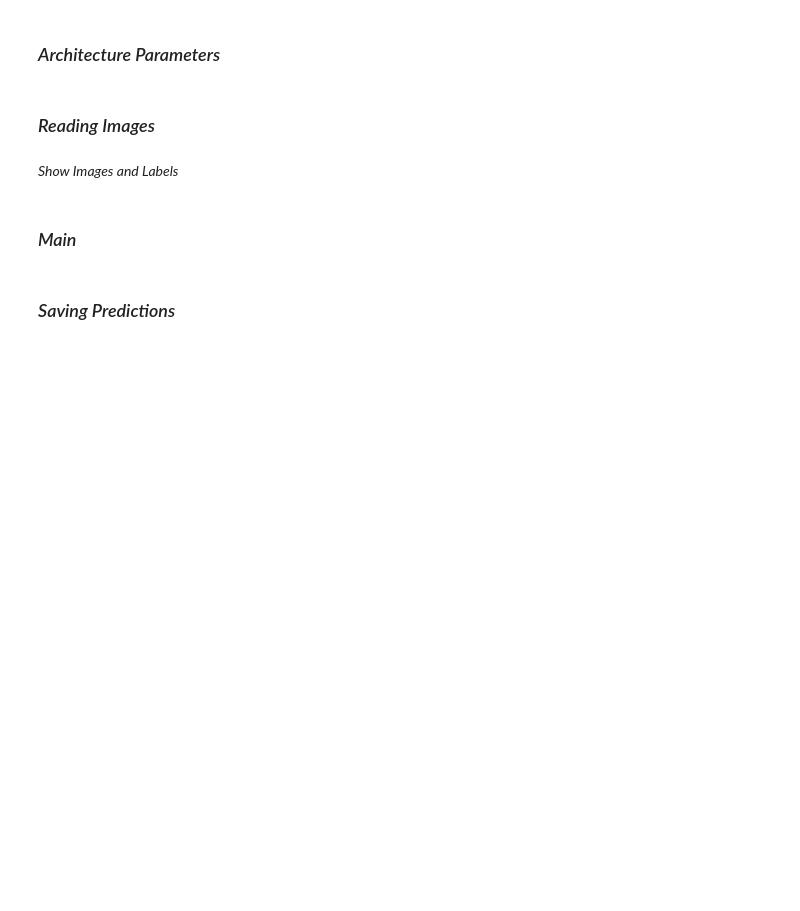
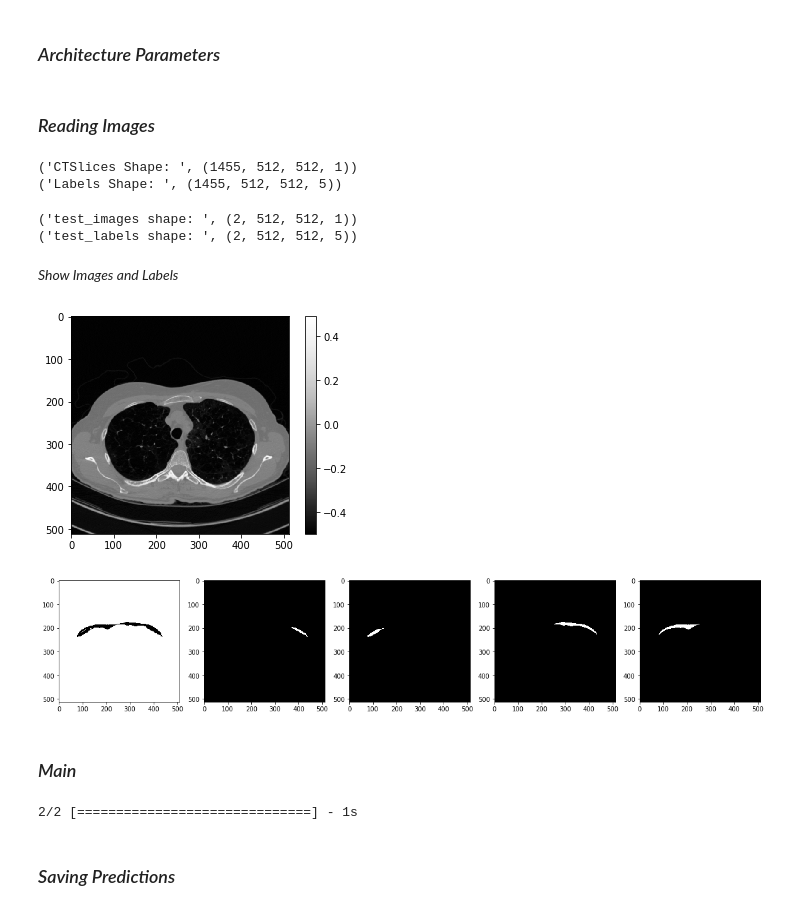
Before and after one commit to rafamoreta/PectoralisSegmentation, a Jupyter notebook: dcnn_unet/Unet_Notebook.ipynb, the cells around one changed output. Drawn from its saved outputs; the diff is of its cells as text; code cells hidden in the pictures; blank space fills up the shorter version.

```diff
--- a/dcnn_unet/Unet_Notebook.ipynb
+++ b/dcnn_unet/Unet_Notebook.ipynb
@@ -143,7 +145,8 @@ elif model_database == 2:
     image_width = 512
     image_height = 512
     num_channels = 1
-    model_path = '/Users/acil-user/Projects/unet_models/pectoralis_segmentation_nc5/unet_multiclass_nc5.hdf5'
+    #model_path = '/Users/acil-user/Projects/unet_models/pectoralis_segmentation_nc5/unet_multiclass_nc5.hdf5'
+    model_path = '/home/rmoreta/Projects/PectoralisSegmentation/Results/unet_GPU_multiclass_nc5_1400im_24ep_lr001.hdf5'
 
 elif model_database == 3:
     num_classes = 7 # length(class_code)+1 (Taking into account background)
@@ -165,3 +165,6 @@ label_path = '/Users/acil-user/Documents/1 - Rafael Moreta/ProyectBWH/ProjectDat
+# %%
+image_path = '/home/rmoreta/Projects/PectoralisSegmentation/Data/ProjectData_clean/Cont_1_clean.nrrd'
+label_path = '/home/rmoreta/Projects/PectoralisSegmentation/Data/ProjectData_clean/Cont_lm_1_clean.nrrd'
 # %%
 data_management = DataManagement(architecture_params)
 images = data_management.get_images_from_nrrd(image_path)
@@ -169,6 +172,9 @@ labels = data_management.get_labels_from_nrrd(label_path)
 
 print('CTSlices Shape: ', images.shape)
 print('Labels Shape: ', labels.shape)
+# %% [output]
+('CTSlices Shape: ', (1455, 512, 512, 1))
+('Labels Shape: ', (1455, 512, 512, 5))
 # %%
 num_images = 2 #int(round(images.shape[0]*0.2))
 
@@ -177,21 +183,27 @@ test_labels = labels[0:num_images, :, :, :]
 
 print('test_images shape: ', test_images.shape)
 print('test_labels shape: ', test_labels.shape)
+# %% [output]
+('test_images shape: ', (2, 512, 512, 1))
+('test_labels shape: ', (2, 512, 512, 5))
 # %% [markdown]
 *Show Images and Labels*
 # %%
-slice_num = 0
+slice_num = 2
 channel_num = 0
 
 plt.figure()
 plt.imshow(images[slice_num,:,:,channel_num],cmap='Greys_r')
 plt.colorbar()
 plt.show()
 
 f, a = plt.subplots(1, num_classes, figsize=(20, 20))
 for i in range(num_classes):
     a[i].imshow(labels[slice_num,:,:,i],cmap='Greys_r')
 f.show()
 plt.draw()
+# %% [output]
+[figure, added]
+[figure, added]
 # %% [markdown]
 ### *Main*
@@ -203,10 +215,12 @@ model_path =
 unet_network = UNETNetwork(architecture_params)
 
 # Creating Engine
-unet_engine = Engine(output_path, unet_network)
+unet_engine = Engine(unet_network, output_path)
 
 # Predict
 pred_labels = unet_engine.predict_pectoralis(model_database, test_images, model_path=model_path)
+# %% [output]
+2/2 [==============================] - 1s
 # %% [markdown]
 ### *Saving Predictions*
 # %%
```
Also changed, not shown: parts of 8 cells of this notebook, 5 other files.
